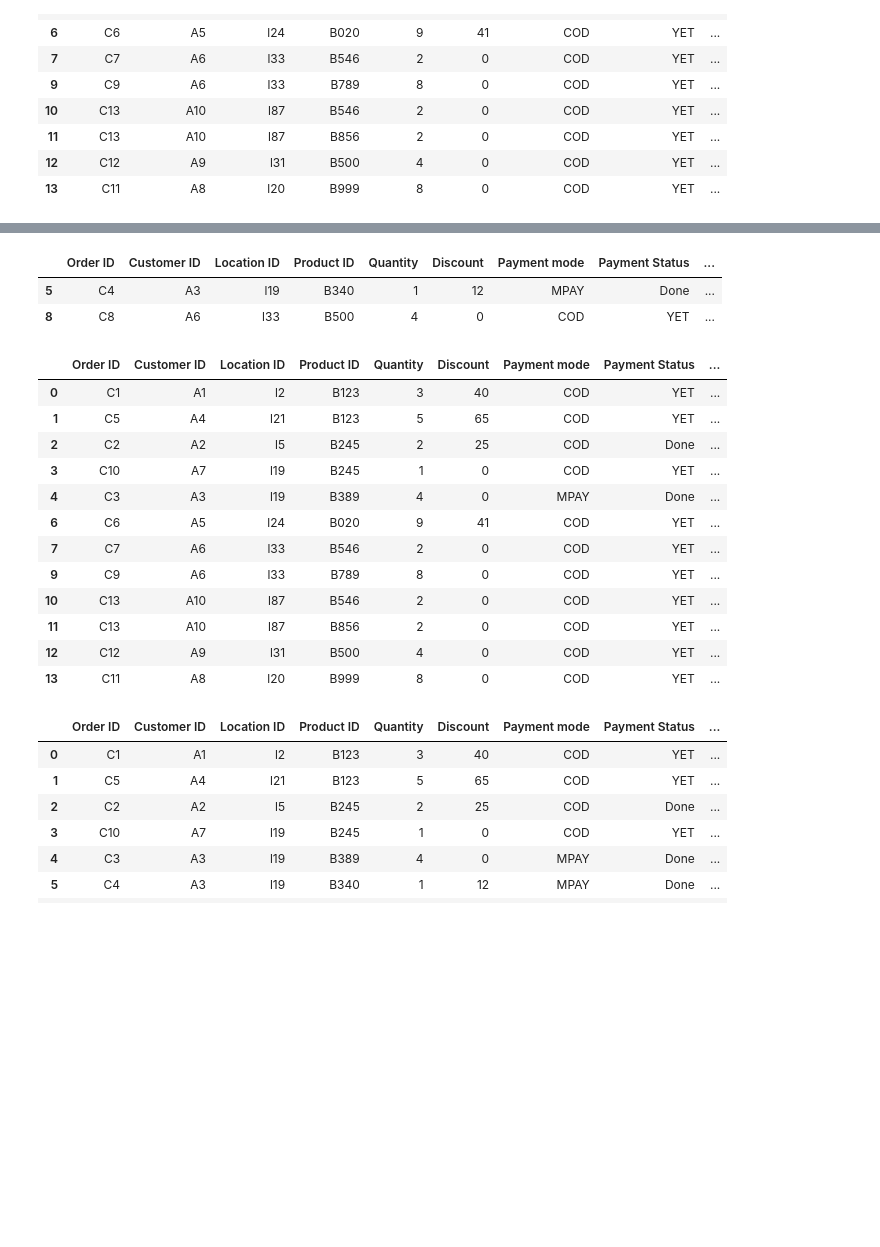
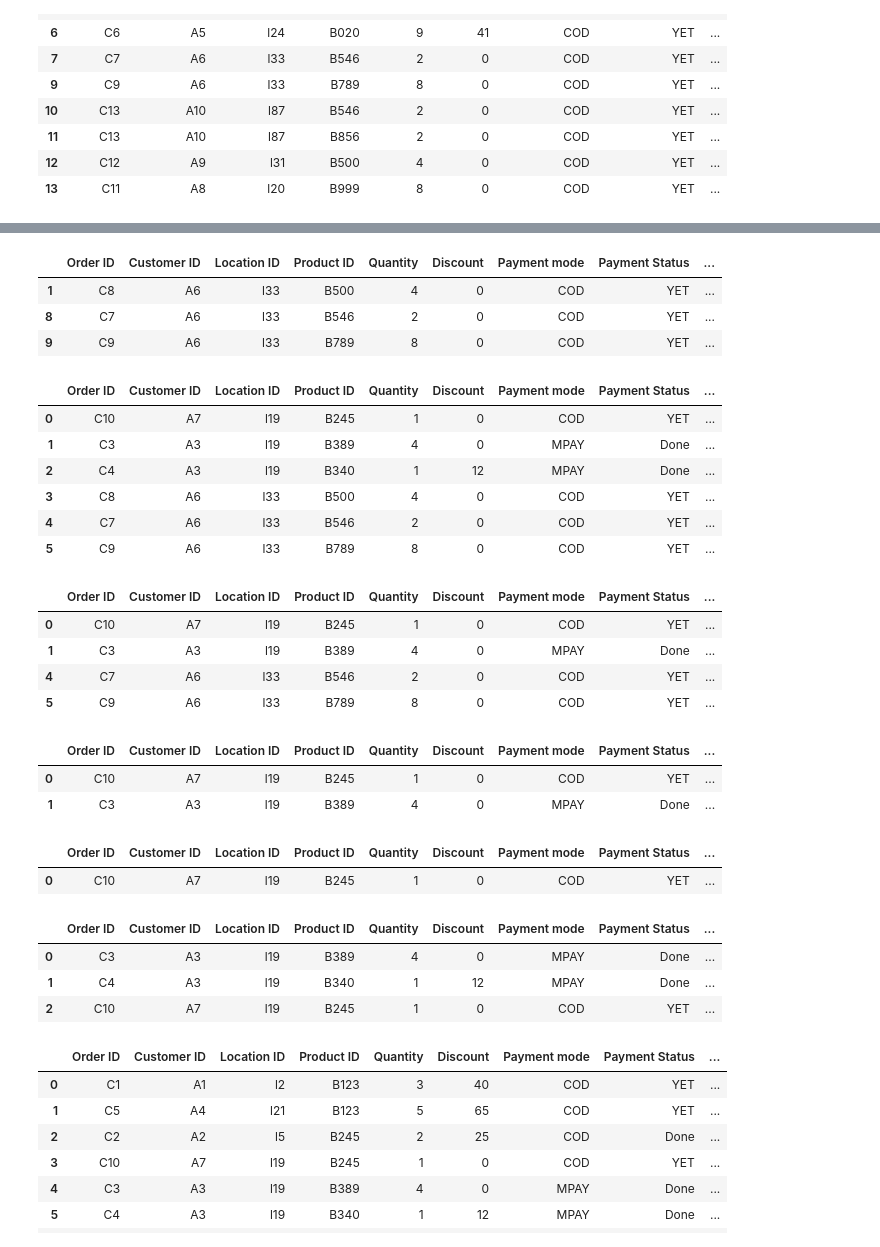
Before and after one commit to HozefaBeenawala/Analytics-Automation, a Jupyter notebook: Untitled.ipynb, the cells around one changed output, grey strips where cells are left out. Cells and saved outputs as stored; diff of their text form; code cells hidden in the pictures; blank space fills up the shorter version.

```diff
--- a/Untitled.ipynb
+++ b/Untitled.ipynb
@@ -304,6 +304,7 @@ plt.show()
 import pandas as pd
 import matplotlib.pyplot as plt
 %matplotlib inline
+
 class Analysis:
 
     def __init__(self,data,sheet):
@@ -325,6 +326,19 @@ class Analysis:
         self.filtered_df = self.df[self.df[column]==value]
         return self.filtered_df
 
+    def and_filter_data(self,column,value):
+        self.filtered_df = self.filtered_df[self.filtered_df[column]==value]
+        return self.filtered_df
+
+    def or_filter_data(self,column,value):
+        new_filtered_df = self.df[self.df[column]==value]
+        self.filtered_df = pd.concat([new_filtered_df, self.filtered_df], ignore_index=True)
+        return self.filtered_df
+
+    def not_filter_data(self,column,value):
+        self.filtered_df = self.filtered_df[self.filtered_df[column]!=value]
+        return self.filtered_df
+
     def nofilter_data(self):
         self.filtered_df = self.df
         return self.filtered_df
@@ -334,29 +348,16 @@ class Analysis:
         return self.df
 
     def location(self,sales_column,location_column):
-        #df_Accepted = df[df[status_column] == status_value]
-        #self.filtered_df[sales_column] = (self.filtered_df[rate_column]*self.filtered_df[quantity_column])-self.filtered_df[discount_column]
-        # Sort the DataFrame by 'Sales' column in descending order
         df_sorted = self.filtered_df.sort_values(by=sales_column, ascending=False)
-
-        # Create a figure
         fig = plt.figure(figsize=(20, 5))
-
-        # Create the bar plot using the sorted DataFrame
         plt.bar(df_sorted[location_column], df_sorted[sales_column], color='maroon', width=0.4)
-
-        # Set labels and title
         plt.xlabel("Location")
         plt.ylabel("Sales")
         plt.title("Location with Most Sales")
-
-        # Show the plot
         plt.show()
 
     def product(self,sales_column,product_column):
-        # Sort the DataFrame by 'Sales' column in descending order
         df_sorted = self.filtered_df.sort_values(by=sales_column, ascending=False)
-        # Create a figure
         fig = plt.figure(figsize=(20, 5))
         plt.pie(df_sorted[sales_column], labels = df_sorted[product_column])
         plt.show()
@@ -453,25 +490,46 @@ anal.filter_data('Order Status','Accepted')
+# %%
+anal.and_filter_data("Location","Uttar Pradesh")
+# %% [output]
+|  | Order ID | Customer ID | Location ID | Product ID | Quantity | Discount | Payment mode | Payment Status | ... |
+| 1 | C8 | A6 | l33 | B500 | 4 | 0 | COD | YET | ... |
+| 8 | C7 | A6 | l33 | B546 | 2 | 0 | COD | YET | ... |
+| 9 | C9 | A6 | l33 | B789 | 8 | 0 | COD | YET | ... |
+# %%
+anal.or_filter_data("Location","Mahrashtra")
+# %% [output]
+|  | Order ID | Customer ID | Location ID | Product ID | Quantity | Discount | Payment mode | Payment Status | ... |
+| 0 | C10 | A7 | l19 | B245 | 1 | 0 | COD | YET | ... |
+| 1 | C3 | A3 | l19 | B389 | 4 | 0 | MPAY | Done | ... |
+| 2 | C4 | A3 | l19 | B340 | 1 | 12 | MPAY | Done | ... |
+| 3 | C8 | A6 | l33 | B500 | 4 | 0 | COD | YET | ... |
+| 4 | C7 | A6 | l33 | B546 | 2 | 0 | COD | YET | ... |
+| 5 | C9 | A6 | l33 | B789 | 8 | 0 | COD | YET | ... |
+# %%
+anal.and_filter_data("Order Status","Accepted")
+# %% [output]
+|  | Order ID | Customer ID | Location ID | Product ID | Quantity | Discount | Payment mode | Payment Status | ... |
+| 0 | C10 | A7 | l19 | B245 | 1 | 0 | COD | YET | ... |
+| 1 | C3 | A3 | l19 | B389 | 4 | 0 | MPAY | Done | ... |
+| 4 | C7 | A6 | l33 | B546 | 2 | 0 | COD | YET | ... |
+| 5 | C9 | A6 | l33 | B789 | 8 | 0 | COD | YET | ... |
 # %%
-anal.filter_data('Order Status','Cancelled')
+anal.not_filter_data('Location','Uttar Pradesh')
 # %% [output]
 |  | Order ID | Customer ID | Location ID | Product ID | Quantity | Discount | Payment mode | Payment Status | ... |
-| 5 | C4 | A3 | l19 | B340 | 1 | 12 | MPAY | Done | ... |
-| 8 | C8 | A6 | l33 | B500 | 4 | 0 | COD | YET | ... |
+| 0 | C10 | A7 | l19 | B245 | 1 | 0 | COD | YET | ... |
+| 1 | C3 | A3 | l19 | B389 | 4 | 0 | MPAY | Done | ... |
 # %%
-anal.filter_data('Order Status','Accepted')
+anal.not_filter_data('Payment mode','MPAY')
 # %% [output]
 |  | Order ID | Customer ID | Location ID | Product ID | Quantity | Discount | Payment mode | Payment Status | ... |
-| 0 | C1 | A1 | l2 | B123 | 3 | 40 | COD | YET | ... |
-| 1 | C5 | A4 | l21 | B123 | 5 | 65 | COD | YET | ... |
-| 2 | C2 | A2 | l5 | B245 | 2 | 25 | COD | Done | ... |
-| 3 | C10 | A7 | l19 | B245 | 1 | 0 | COD | YET | ... |
-| 4 | C3 | A3 | l19 | B389 | 4 | 0 | MPAY | Done | ... |
-| 6 | C6 | A5 | l24 | B020 | 9 | 41 | COD | YET | ... |
-| 7 | C7 | A6 | l33 | B546 | 2 | 0 | COD | YET | ... |
-| 9 | C9 | A6 | l33 | B789 | 8 | 0 | COD | YET | ... |
-| 10 | C13 | A10 | l87 | B546 | 2 | 0 | COD | YET | ... |
-| 11 | C13 | A10 | l87 | B856 | 2 | 0 | COD | YET | ... |
-| 12 | C12 | A9 | l31 | B500 | 4 | 0 | COD | YET | ... |
-| 13 | C11 | A8 | l20 | B999 | 8 | 0 | COD | YET | ... |
+| 0 | C10 | A7 | l19 | B245 | 1 | 0 | COD | YET | ... |
+# %%
+anal.or_filter_data("Payment mode","MPAY")
+# %% [output]
+|  | Order ID | Customer ID | Location ID | Product ID | Quantity | Discount | Payment mode | Payment Status | ... |
+| 0 | C3 | A3 | l19 | B389 | 4 | 0 | MPAY | Done | ... |
+| 1 | C4 | A3 | l19 | B340 | 1 | 12 | MPAY | Done | ... |
+| 2 | C10 | A7 | l19 | B245 | 1 | 0 | COD | YET | ... |
 # %%
 anal.nofilter_data()
 # %% [output]
```
Also changed, not shown: parts of 2 cells of this notebook.
